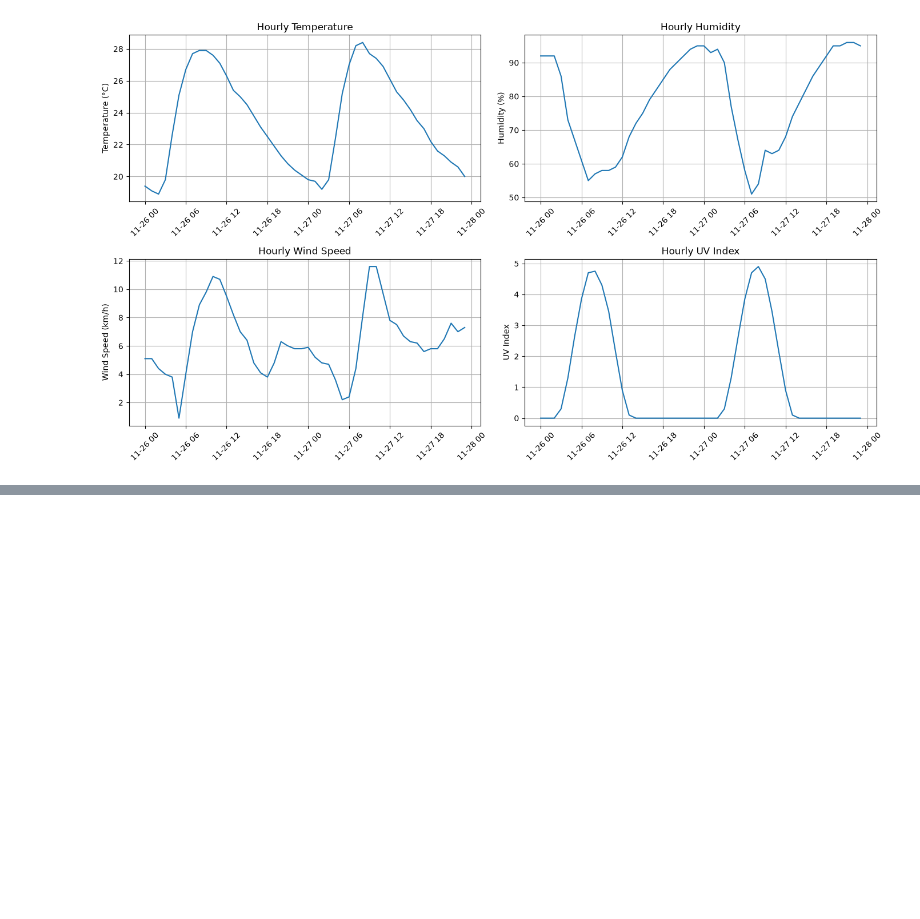
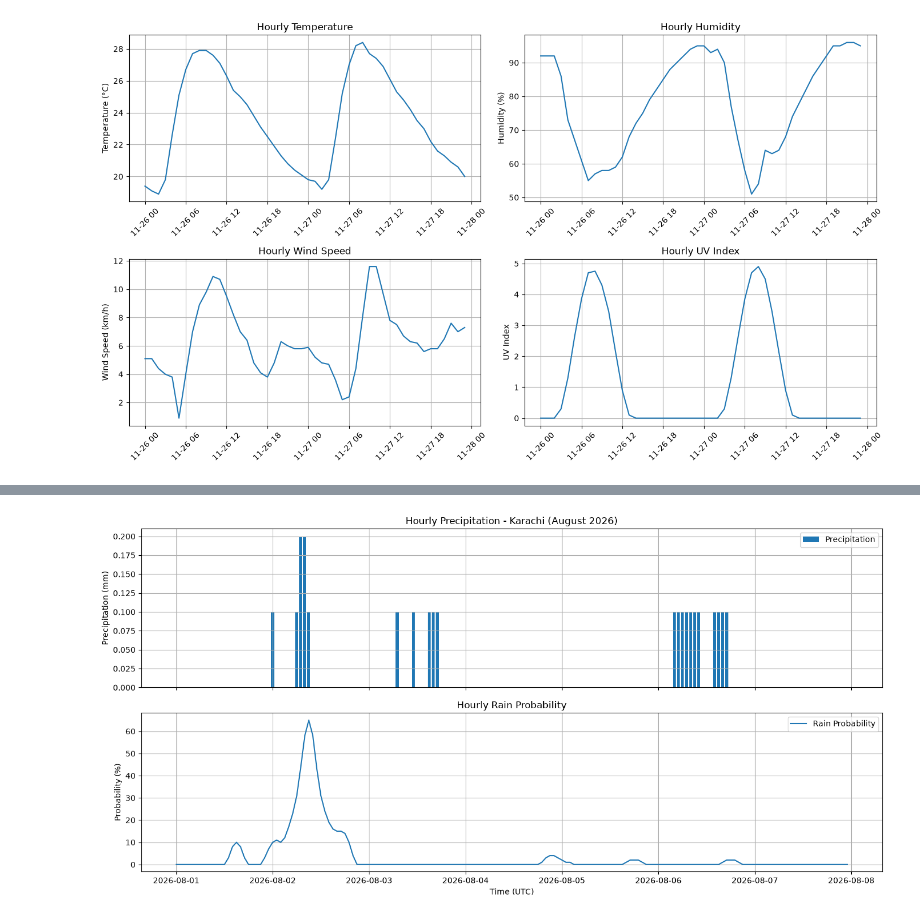
Before and after one commit to itsmusman/AgentWeather, a Jupyter notebook: notebooks/01_explore_apis.ipynb, the cells around one changed output, grey strips where cells are left out. Saved outputs shown, nothing was run; the diff lists cells and outputs as text; code cells hidden in the pictures; blank space fills up the shorter version.

```diff
--- a/notebooks/01_explore_apis.ipynb
+++ b/notebooks/01_explore_apis.ipynb
@@ -395,0 +656,40 @@ Plot saved successfully: /home/musman/Desktop/ShinePearl/AgentWeather/reports/ed
+# %%
+# Create two plots for rainfall analysis
+fig, axes = plt.subplots(
+    2, 1,
+    figsize=(14, 7),
+    sharex=True
+)
+
+# Plot hourly precipitation
+axes[0].bar(
+    rain_df.index,
+    rain_df["precipitation"],
+    width=0.03,
+    label="Precipitation"
+)
+
+axes[0].set_title("Hourly Precipitation - Karachi (August 2026)")
+axes[0].set_ylabel("Precipitation (mm)")
+axes[0].grid(True)
+axes[0].legend()
+
+# Plot hourly rain probability
+axes[1].plot(
+    rain_df.index,
+    rain_df["precipitation_probability"],
+    label="Rain Probability"
+)
+
+axes[1].set_title("Hourly Rain Probability")
+axes[1].set_xlabel("Time (UTC)")
+axes[1].set_ylabel("Probability (%)")
+axes[1].grid(True)
+axes[1].legend()
+
+# Improve layout
+fig.tight_layout()
+
+plt.show()
+# %% [output]
+[figure, added]
```
Also changed, not shown: parts of 10 cells of this notebook, 1 other file.
